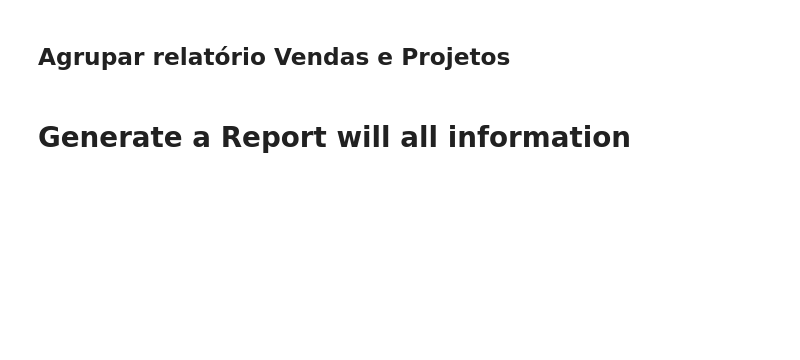
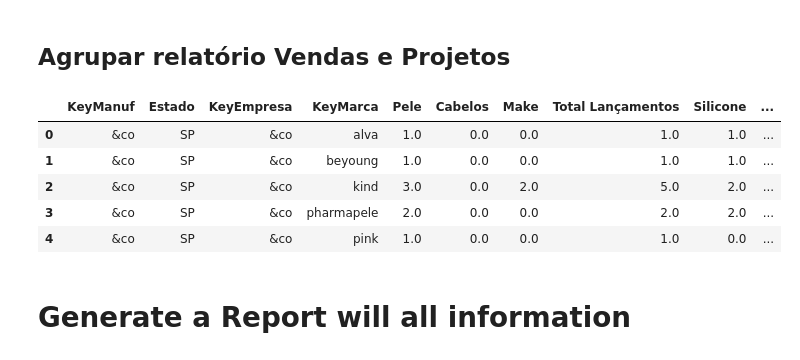
Before and after one commit to GimenesPaula/GimenesPaula, a Jupyter notebook: Projeto 1.ipynb, the cells around one changed output. Saved outputs shown, nothing was run; the diff lists cells and outputs as text; code cells hidden in the pictures; blank space fills up the shorter version.

```diff
--- a/Projeto 1.ipynb
+++ b/Projeto 1.ipynb
@@ -436,7 +445,19 @@ df_launches_fab.head()
 df_launches_vend_proj = df_launches_fab.merge(df_final, on='KeyManuf', how='outer')
 # %%
 df_launches_vend_proj['Tem_Lancamento'] = ~df_launches_vend_proj['Total Lançamentos'].isna()
-df_launches_vend_proj['Tem_Venda'] = ~df_launches_vend_proj['Volume_2023'].isna()
+df_launches_vend_proj['Tem_Venda'] = (
+    ~df_launches_vend_proj['Volume_2024'].isna() &
+    ~df_launches_vend_proj['Volume_2025'].isna()
+)
+# %%
+df_launches_vend_proj.head()
+# %% [output]
+|  | KeyManuf | Estado | KeyEmpresa | KeyMarca | Pele | Cabelos | Make | Total Lançamentos | Silicone | ... |
+| 0 | &co | SP | &co | alva | 1.0 | 0.0 | 0.0 | 1.0 | 1.0 | ... |
+| 1 | &co | SP | &co | beyoung | 1.0 | 0.0 | 0.0 | 1.0 | 1.0 | ... |
+| 2 | &co | SP | &co | kind | 3.0 | 0.0 | 2.0 | 5.0 | 2.0 | ... |
+| 3 | &co | SP | &co | pharmapele | 2.0 | 0.0 | 0.0 | 2.0 | 2.0 | ... |
+| 4 | &co | SP | &co | pink | 1.0 | 0.0 | 0.0 | 1.0 | 0.0 | ... |
 # %% [markdown]
 # Generate a Report will all information
 # %%
```
Also changed, not shown: parts of 17 cells of this notebook.
